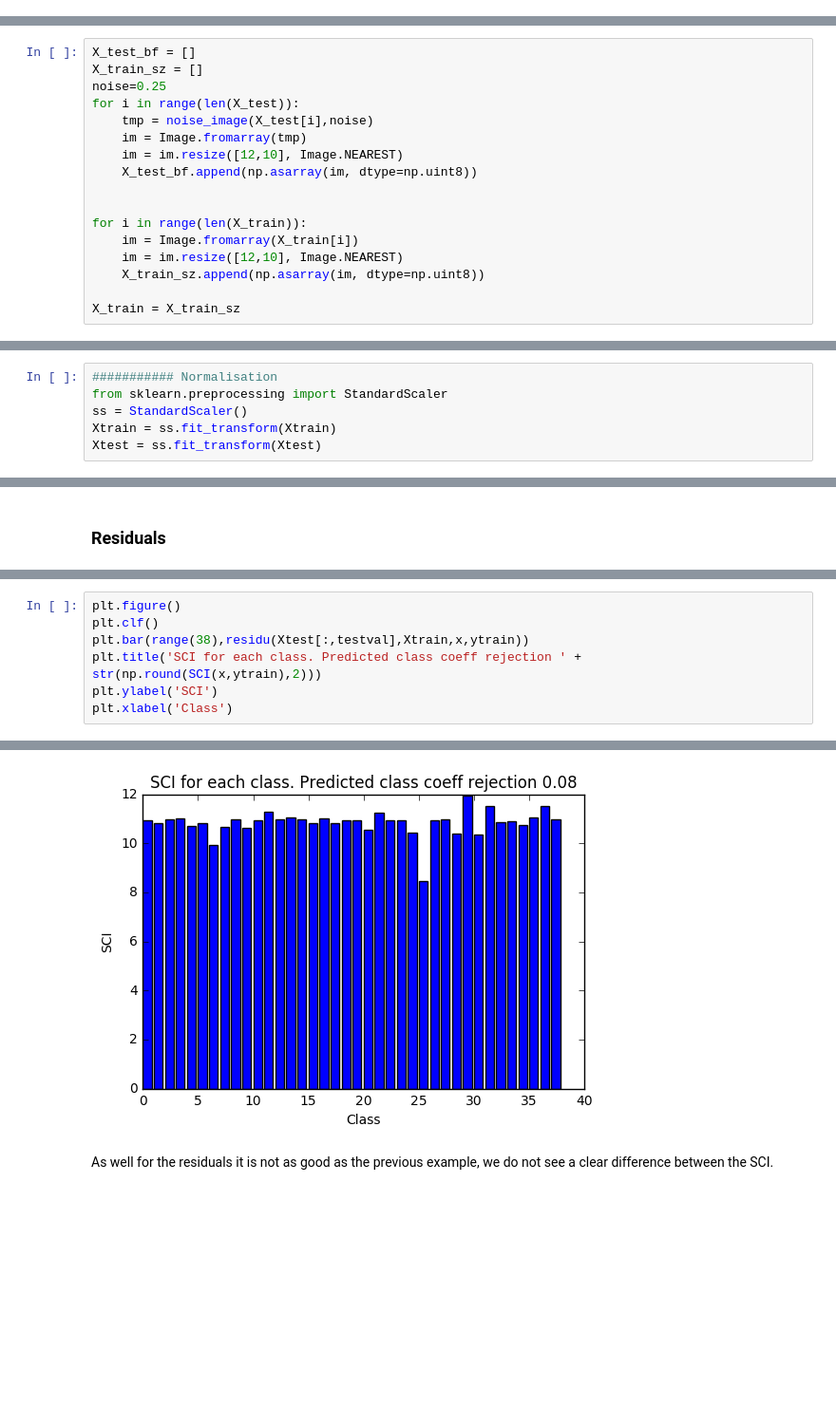
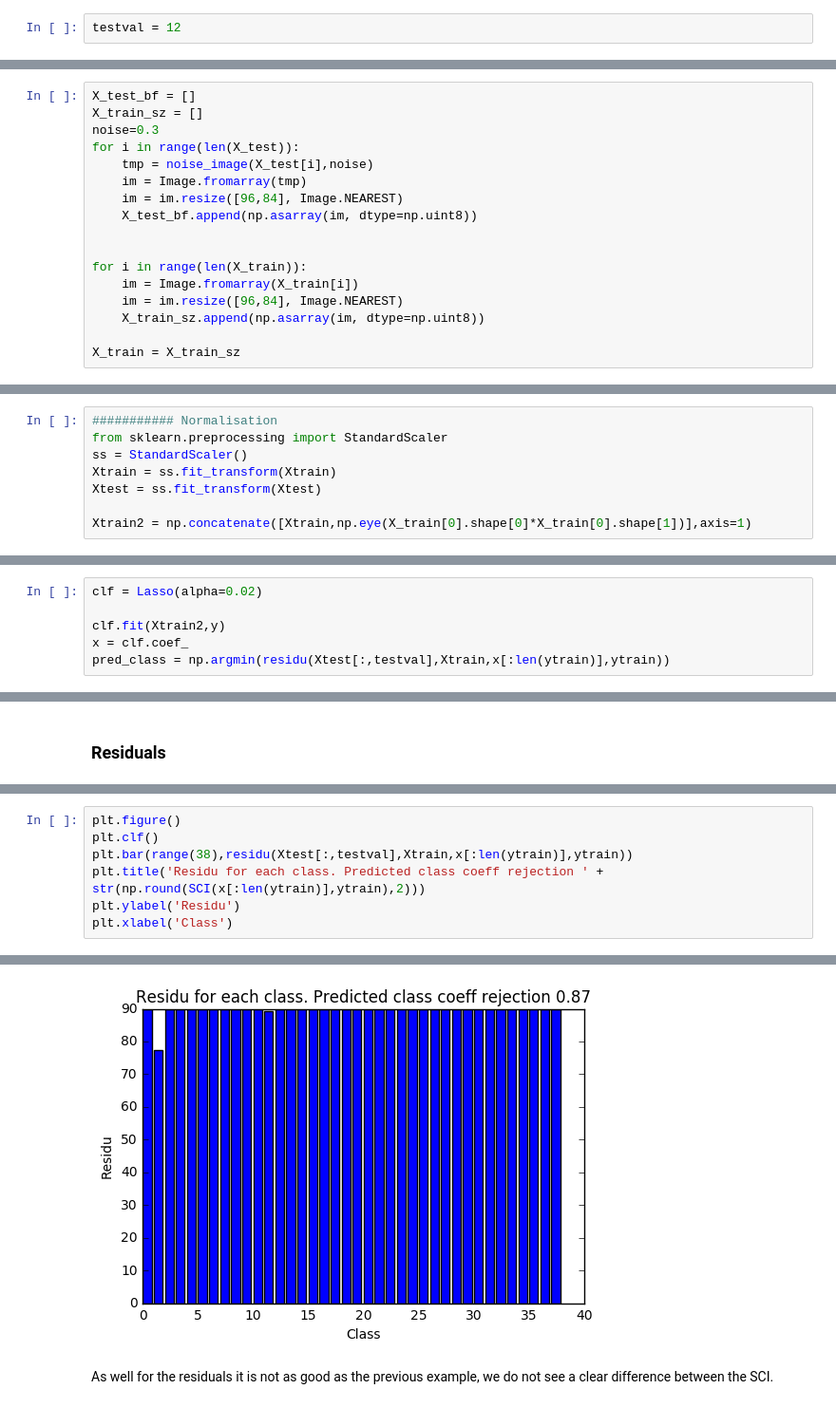
Before and after one commit to maxwab/facerecog, a Jupyter notebook: sparse_representation_implementation.ipynb, the cells around one changed output, grey strips where cells are left out. Shown at 95% size. Cells and saved outputs as stored; diff of their text form; blank space fills up the shorter version.

```diff
--- a/sparse_representation_implementation.ipynb
+++ b/sparse_representation_implementation.ipynb
@@ -391,6 +430,8 @@ def noise_image(image_input, per=0.5):
     return np.multiply(mask,image_input) + np.multiply(1-mask,rand_pix)
 # %% [markdown]
 ### Build the dataset
+# %%
+testval = 12
 # %%
 X_train, X_test = [], []
 ytrain, ytest = [], []
@@ -414,17 +455,17 @@ for i in range(len(X)):
 # %%
 X_test_bf = []
 X_train_sz = []
-noise=0.25
+noise=0.3
 for i in range(len(X_test)):
     tmp = noise_image(X_test[i],noise)
     im = Image.fromarray(tmp)
-    im = im.resize([12,10], Image.NEAREST)
+    im = im.resize([96,84], Image.NEAREST)
     X_test_bf.append(np.asarray(im, dtype=np.uint8))
 
 
 for i in range(len(X_train)):
     im = Image.fromarray(X_train[i])
-    im = im.resize([12,10], Image.NEAREST)
+    im = im.resize([96,84], Image.NEAREST)
     X_train_sz.append(np.asarray(im, dtype=np.uint8))
 
 X_train = X_train_sz
@@ -451,6 +492,8 @@ from sklearn.preprocessing import StandardScaler
 ss = StandardScaler()
 Xtrain = ss.fit_transform(Xtrain)
 Xtest = ss.fit_transform(Xtest)
+
+Xtrain2 = np.concatenate([Xtrain,np.eye(X_train[0].shape[0]*X_train[0].shape[1])],axis=1)
 # %%
 # Standard : on choisit y parmi l'ensemble de test
 y = Xtest[:,testval]
@@ -460,0 +500,6 @@ pred_class = np.argmin(residu(Xtest[:,testval],Xtrain,x,ytrain))
+# %%
+clf = Lasso(alpha=0.02)
+
+clf.fit(Xtrain2,y)
+x = clf.coef_
+pred_class = np.argmin(residu(Xtest[:,testval],Xtrain,x[:len(ytrain)],ytrain))
@@ -482,13 +533,13 @@ Rejection:  0.0847281887346
 # %%
 plt.figure()
 plt.clf()
-plt.bar(range(38),residu(Xtest[:,testval],Xtrain,x,ytrain))
-plt.title('SCI for each class. Predicted class coeff rejection ' + str(np.round(SCI(x,ytrain),2)))
-plt.ylabel('SCI')
+plt.bar(range(38),residu(Xtest[:,testval],Xtrain,x[:len(ytrain)],ytrain))
+plt.title('Residu for each class. Predicted class coeff rejection ' + str(np.round(SCI(x[:len(ytrain)],ytrain),2)))
+plt.ylabel('Residu')
 plt.xlabel('Class')
 # %% [output]
 <matplotlib.text.Text at 0x...>
-[figure, old version]
+[figure, new version]
 # %% [markdown]
 As well for the residuals it is not as good as the previous example, we do not see a clear difference between the SCI.
 # %%
```
Also changed, not shown: parts of 62 cells of this notebook, 7 other files.
